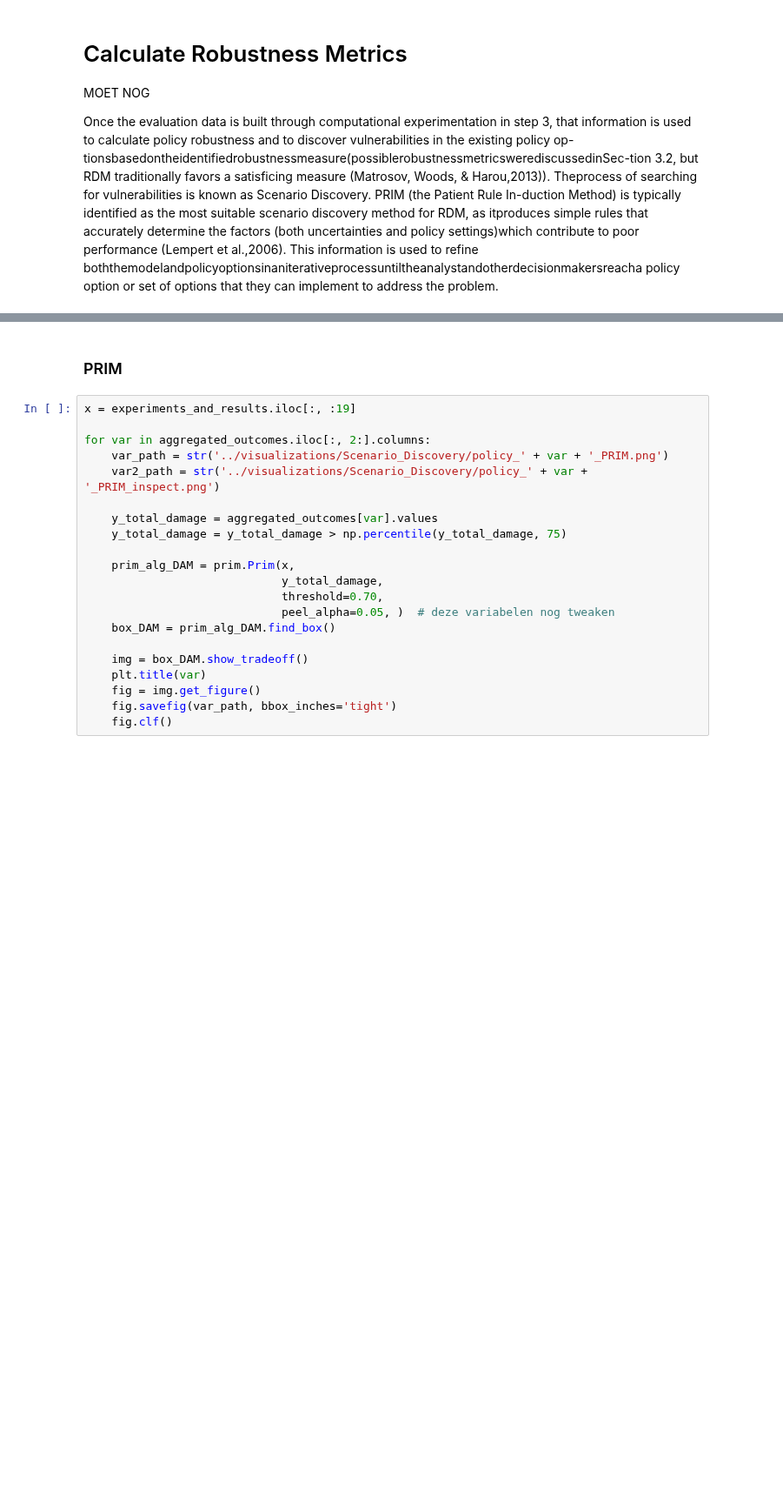
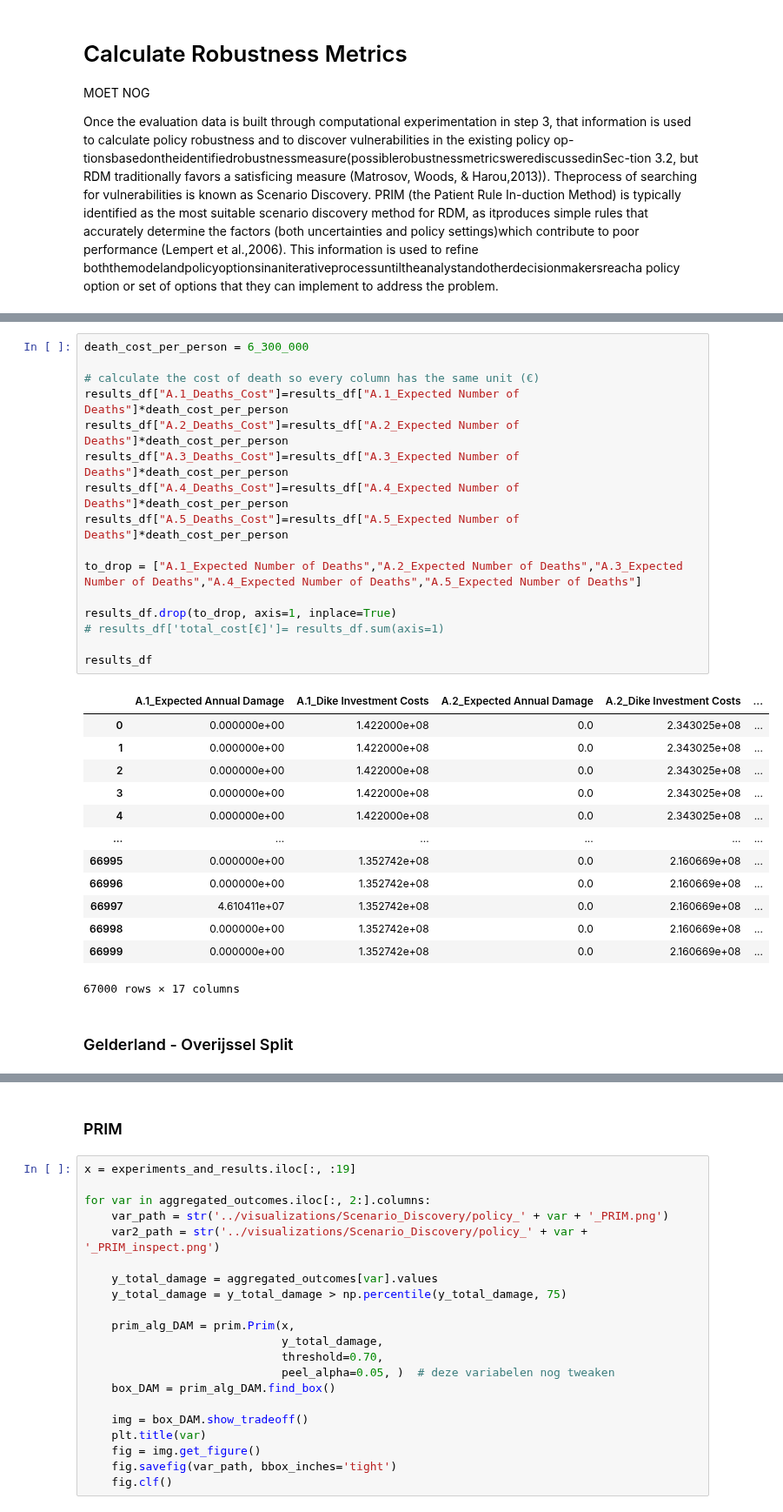
Before and after one commit to JasperBaars/EPA1361_Model-based_Decision-making, a Jupyter notebook: Final Assignment EPA1361/Model and Notebooks/4. Scenario Discovery.ipynb, the cells around one changed output, grey strips where cells are left out. Shown at 87% size. Cells and saved outputs as stored; diff of their text form; blank space fills up the shorter version.

```diff
--- a/Final Assignment EPA1361/Model and Notebooks/4. Scenario Discovery.ipynb
+++ b/Final Assignment EPA1361/Model and Notebooks/4. Scenario Discovery.ipynb
@@ -44,0 +74,32 @@ Once the evaluation data is built through computational experimentation in step
+# %%
+death_cost_per_person = 6_300_000
+
+# calculate the cost of death so every column has the same unit (€)
+results_df["A.1_Deaths_Cost"]=results_df["A.1_Expected Number of Deaths"]*death_cost_per_person
+results_df["A.2_Deaths_Cost"]=results_df["A.2_Expected Number of Deaths"]*death_cost_per_person
+results_df["A.3_Deaths_Cost"]=results_df["A.3_Expected Number of Deaths"]*death_cost_per_person
+results_df["A.4_Deaths_Cost"]=results_df["A.4_Expected Number of Deaths"]*death_cost_per_person
+results_df["A.5_Deaths_Cost"]=results_df["A.5_Expected Number of Deaths"]*death_cost_per_person
+
+to_drop = ["A.1_Expected Number of Deaths","A.2_Expected Number of Deaths","A.3_Expected Number of Deaths","A.4_Expected Number of Deaths","A.5_Expected Number of Deaths"]
+
+results_df.drop(to_drop, axis=1, inplace=True)
+# results_df['total_cost[€]']= results_df.sum(axis=1)
+
+results_df
+# %% [output]
+|  | A.1_Expected Annual Damage | A.1_Dike Investment Costs | A.2_Expected Annual Damage | A.2_Dike Investment Costs | ... |
+| 0 | 0.000000e+00 | 1.422000e+08 | 0.0 | 2.343025e+08 | ... |
+| 1 | 0.000000e+00 | 1.422000e+08 | 0.0 | 2.343025e+08 | ... |
+| 2 | 0.000000e+00 | 1.422000e+08 | 0.0 | 2.343025e+08 | ... |
+| 3 | 0.000000e+00 | 1.422000e+08 | 0.0 | 2.343025e+08 | ... |
+| 4 | 0.000000e+00 | 1.422000e+08 | 0.0 | 2.343025e+08 | ... |
+| ... | ... | ... | ... | ... | ... |
+| 66995 | 0.000000e+00 | 1.352742e+08 | 0.0 | 2.160669e+08 | ... |
+| 66996 | 0.000000e+00 | 1.352742e+08 | 0.0 | 2.160669e+08 | ... |
+| 66997 | 4.610411e+07 | 1.352742e+08 | 0.0 | 2.160669e+08 | ... |
+| 66998 | 0.000000e+00 | 1.352742e+08 | 0.0 | 2.160669e+08 | ... |
+| 66999 | 0.000000e+00 | 1.352742e+08 | 0.0 | 2.160669e+08 | ... |
+67000 rows × 17 columns
+# %% [markdown]
+### Gelderland - Overijssel Split
```
Also changed, not shown: parts of 7 cells of this notebook, 1 other file.
